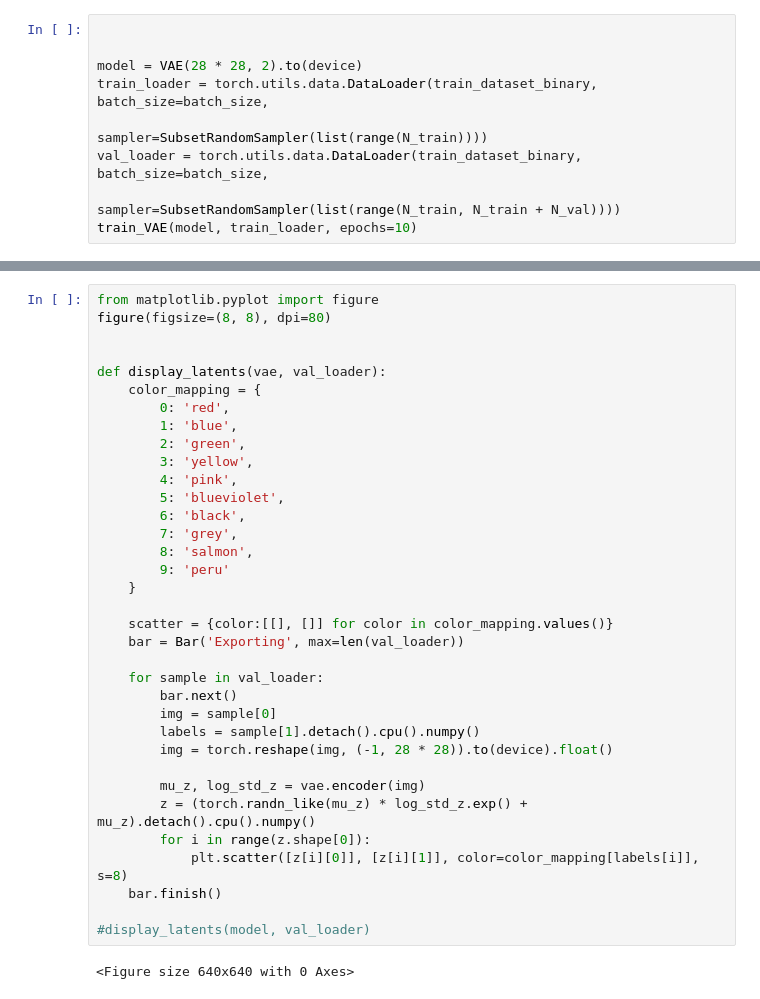
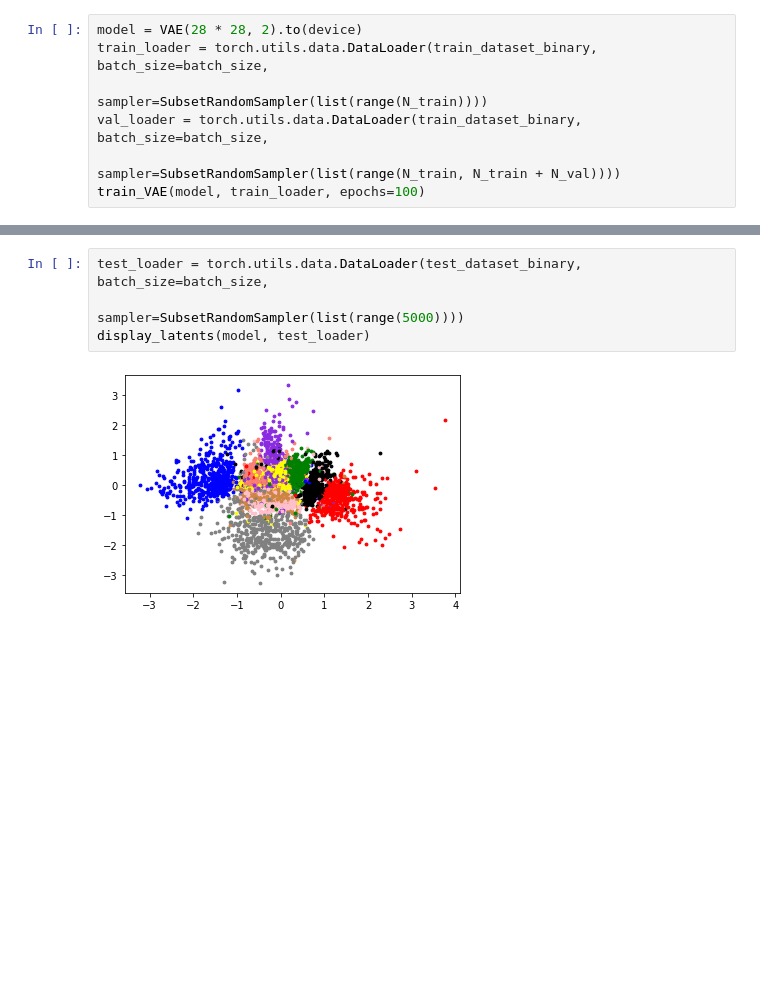
Before and after one commit to anniepank/PixelCNN, a Jupyter notebook: main.ipynb, the cells around one changed output, grey strips where cells are left out. Drawn from its saved outputs; the diff is of its cells as text; blank space fills up the shorter version.

```diff
--- a/main.ipynb
+++ b/main.ipynb
@@ -521,10 +692,8 @@ torch.Size([1, 28, 28])
 # %%
-
-
 model = VAE(28 * 28, 2).to(device)
 train_loader = torch.utils.data.DataLoader(train_dataset_binary, batch_size=batch_size,
                                            sampler=SubsetRandomSampler(list(range(N_train))))
 val_loader = torch.utils.data.DataLoader(train_dataset_binary, batch_size=batch_size,
                                          sampler=SubsetRandomSampler(list(range(N_train, N_train + N_val))))
-train_VAE(model, train_loader, epochs=10)
+train_VAE(model, train_loader, epochs=100)
 # %% [output]
@@ -558,40 +734,9 @@ Epoch [10 / 10] average reconstruction error: 85558.724492
-# %%
-from matplotlib.pyplot import figure
-figure(figsize=(8, 8), dpi=80)
-
-
-def display_latents(vae, val_loader):
-    color_mapping = {
-        0: 'red',
-        1: 'blue',
-        2: 'green',
-        3: 'yellow',
-        4: 'pink',
-        5: 'blueviolet',
-        6: 'black',
-        7: 'grey',
-        8: 'salmon',
-        9: 'peru'
-    }
-
-    scatter = {color:[[], []] for color in color_mapping.values()}
-    bar = Bar('Exporting', max=len(val_loader))
-
-    for sample in val_loader:
-        bar.next()
-        img = sample[0]
-        labels = sample[1].detach().cpu().numpy()
-        img = torch.reshape(img, (-1, 28 * 28)).to(device).float()
-
-        mu_z, log_std_z = vae.encoder(img)
-        z = (torch.randn_like(mu_z) * log_std_z.exp() + mu_z).detach().cpu().numpy()
-        for i in range(z.shape[0]):
-            plt.scatter([z[i][0]], [z[i][1]], color=color_mapping[labels[i]], s=8)
-    bar.finish()
-
-#display_latents(model, val_loader)
-# %% [output]
-<Figure size 640x640 with 0 Axes>
+# %%
+test_loader = torch.utils.data.DataLoader(test_dataset_binary, batch_size=batch_size,
+                                         sampler=SubsetRandomSampler(list(range(5000))))
+display_latents(model, test_loader)
+# %% [output]
+[figure, added]
 # %%
 test_loader = torch.utils.data.DataLoader(test_dataset_binary, batch_size=batch_size,
                                          sampler=SubsetRandomSampler(list(range(5000))))
```
Also changed, not shown: parts of 12 cells of this notebook, 3 other files.
